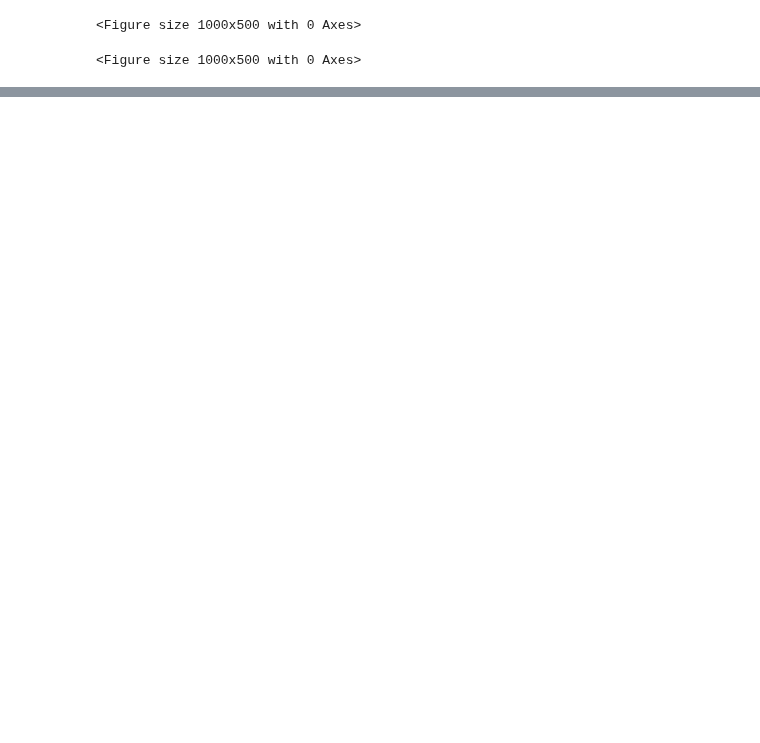
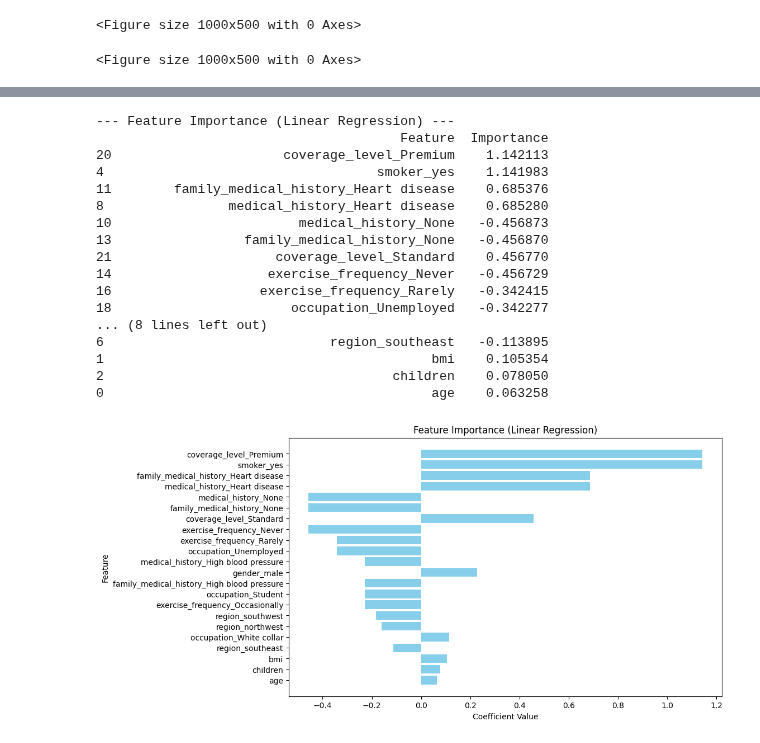
Before and after one commit to halley1116/2025_DA_study, a Jupyter notebook: 1주차.ipynb, the cells around one changed output, grey strips where cells are left out. Saved outputs shown, nothing was run; the diff lists cells and outputs as text; code cells hidden in the pictures; blank space fills up the shorter version.

```diff
--- a/1주차.ipynb
+++ b/1주차.ipynb
@@ -347,0 +348,42 @@ plt.show()
+# %%
+# 피처 중요도 계산 (선형회귀)
+coefficients = linear_model.coef_  # 회귀 계수 추출
+feature_names = X_train.columns  # 피처 이름 추출
+
+# 데이터프레임으로 정리
+importance_df = pd.DataFrame({
+    "Feature": feature_names,
+    "Importance": coefficients
+}).sort_values(by="Importance", key=abs, ascending=False)  # 절대값 기준 정렬
+
+# 피처 중요도 출력
+print("\n--- Feature Importance (Linear Regression) ---")
+print(importance_df)
+
+# 시각화
+plt.figure(figsize=(10, 6))
+plt.barh(importance_df["Feature"], importance_df["Importance"], color="skyblue")
+plt.xlabel("Coefficient Value")
+plt.ylabel("Feature")
+plt.title("Feature Importance (Linear Regression)")
+plt.gca().invert_yaxis()  # 상위 중요도가 위로 오도록 정렬
+plt.show()
+# %% [output]
+--- Feature Importance (Linear Regression) ---
+                                       Feature  Importance
+20                      coverage_level_Premium    1.142113
+4                                   smoker_yes    1.141983
+11        family_medical_history_Heart disease    0.685376
+8                medical_history_Heart disease    0.685280
+10                        medical_history_None   -0.456873
+13                 family_medical_history_None   -0.456870
+21                     coverage_level_Standard    0.456770
+14                    exercise_frequency_Never   -0.456729
+16                   exercise_frequency_Rarely   -0.342415
+18                       occupation_Unemployed   -0.342277
+... (8 lines left out)
+6                             region_southeast   -0.113895
+1                                          bmi    0.105354
+2                                     children    0.078050
+0                                          age    0.063258
+[figure, added]
```
Also changed, not shown: parts of 12 cells of this notebook.
